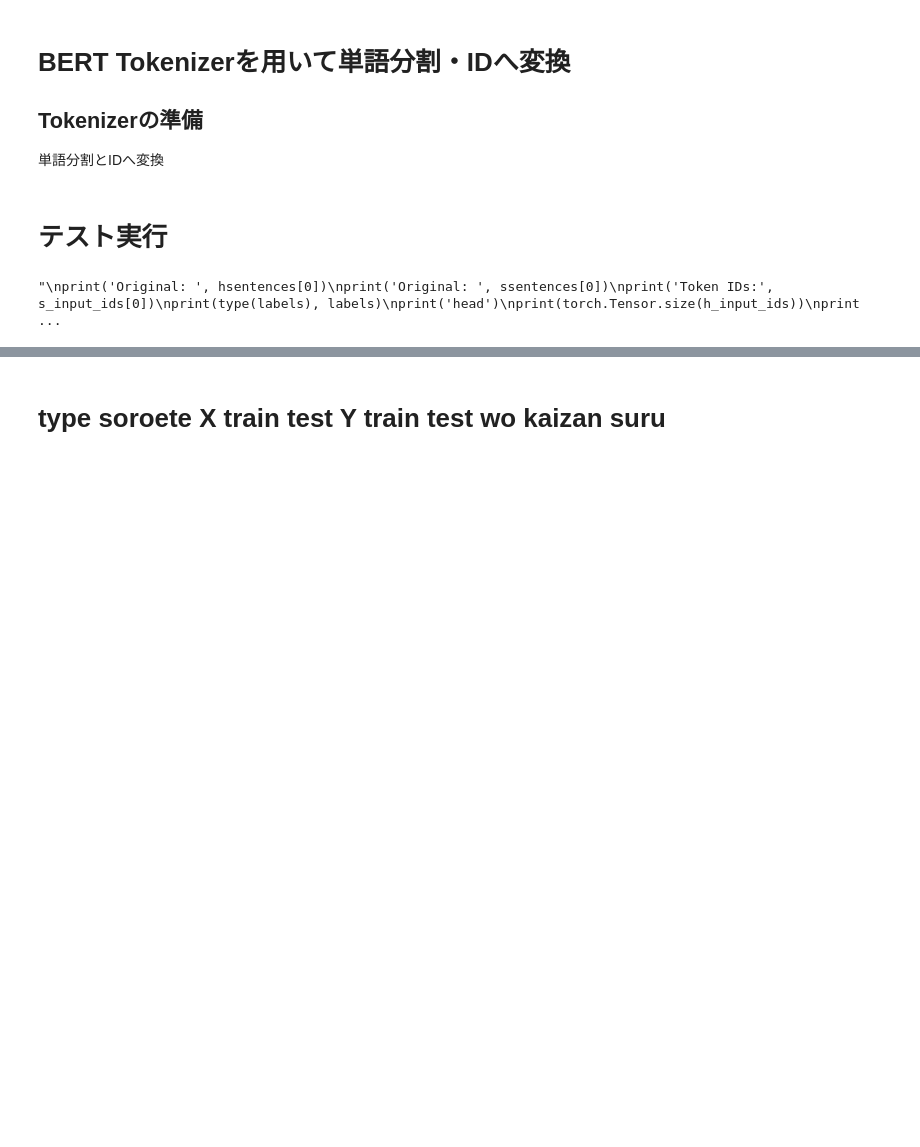
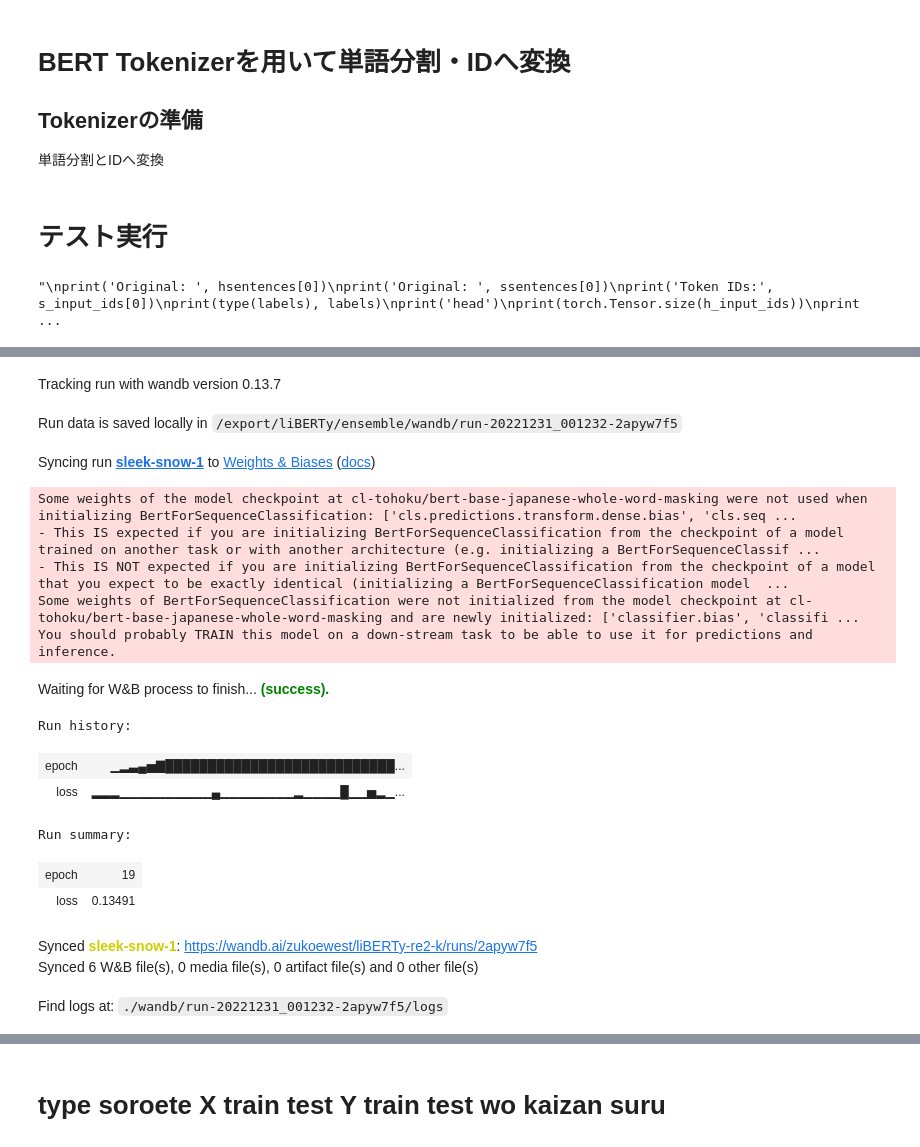
Before and after one commit to zuco3/liBERTy, a Jupyter notebook: ensemble/ens_augens-re2.ipynb, the cells around one changed output, grey strips where cells are left out. Cells and saved outputs as stored; diff of their text form; code cells hidden in the pictures; blank space fills up the shorter version.

```diff
--- a/ensemble/ens_augens-re2.ipynb
+++ b/ensemble/ens_augens-re2.ipynb
@@ -742,9 +807,32 @@ KeyboardInterrupt:
 # %%
+wandb.init(project="liBERTy-re2-k")
 model, optimizer = loadmodel()
 for epoch in range(max_epoch):
     k_train_ = train(epoch, model, optimizer,  k_train_dataloader)
     k_train_loss_.append(k_train_)
 #    if epoch%10 == 0:
 #        print('epoch: ', epoch)
+wandb.finish()
+wandb.init(project="liBERTy-re2-k-v")
 k_test_loss_ = validation(model, k_validation_dataloader)
+wandb.finish()
+# %% [output]
+Tracking run with wandb version 0.13.7
+Run data is saved locally in /export/liBERTy/ensemble/wandb/run-20221231_001232-2apyw7f5
+Syncing run sleek-snow-1 to Weights & Biases (docs)
+Some weights of the model checkpoint at cl-tohoku/bert-base-japanese-whole-word-masking were not used when initializing BertForSequenceClassification: ['cls.predictions.transform.dense.bias', 'cls.seq ...
+- This IS expected if you are initializing BertForSequenceClassification from the checkpoint of a model trained on another task or with another architecture (e.g. initializing a BertForSequenceClassif ...
+- This IS NOT expected if you are initializing BertForSequenceClassification from the checkpoint of a model that you expect to be exactly identical (initializing a BertForSequenceClassification model  ...
+Some weights of BertForSequenceClassification were not initialized from the model checkpoint at cl-tohoku/bert-base-japanese-whole-word-masking and are newly initialized: ['classifier.bias', 'classifi ...
+You should probably TRAIN this model on a down-stream task to be able to use it for predictions and inference.
+Waiting for W&B process to finish... (success).
+Run history:
+| epoch | ▁▂▃▄▅▇███████████████████████████... |
+| loss | ▂▂▂▁▁▁▁▁▁▁▁▁▁▄▁▁▁▁▁▁▁▁▂▁▁▁▁█▁▁▅▂▁... |
+Run summary:
+| epoch | 19 |
+| loss | 0.13491 |
+Synced sleek-snow-1: https://wandb.ai/zukoewest/liBERTy-re2-k/runs/2apyw7f5
+Synced 6 W&B file(s), 0 media file(s), 0 artifact file(s) and 0 other file(s)
+Find logs at: ./wandb/run-20221231_001232-2apyw7f5/logs
 # %%
```
Also changed, not shown: parts of 13 cells of this notebook, 4 other files.
